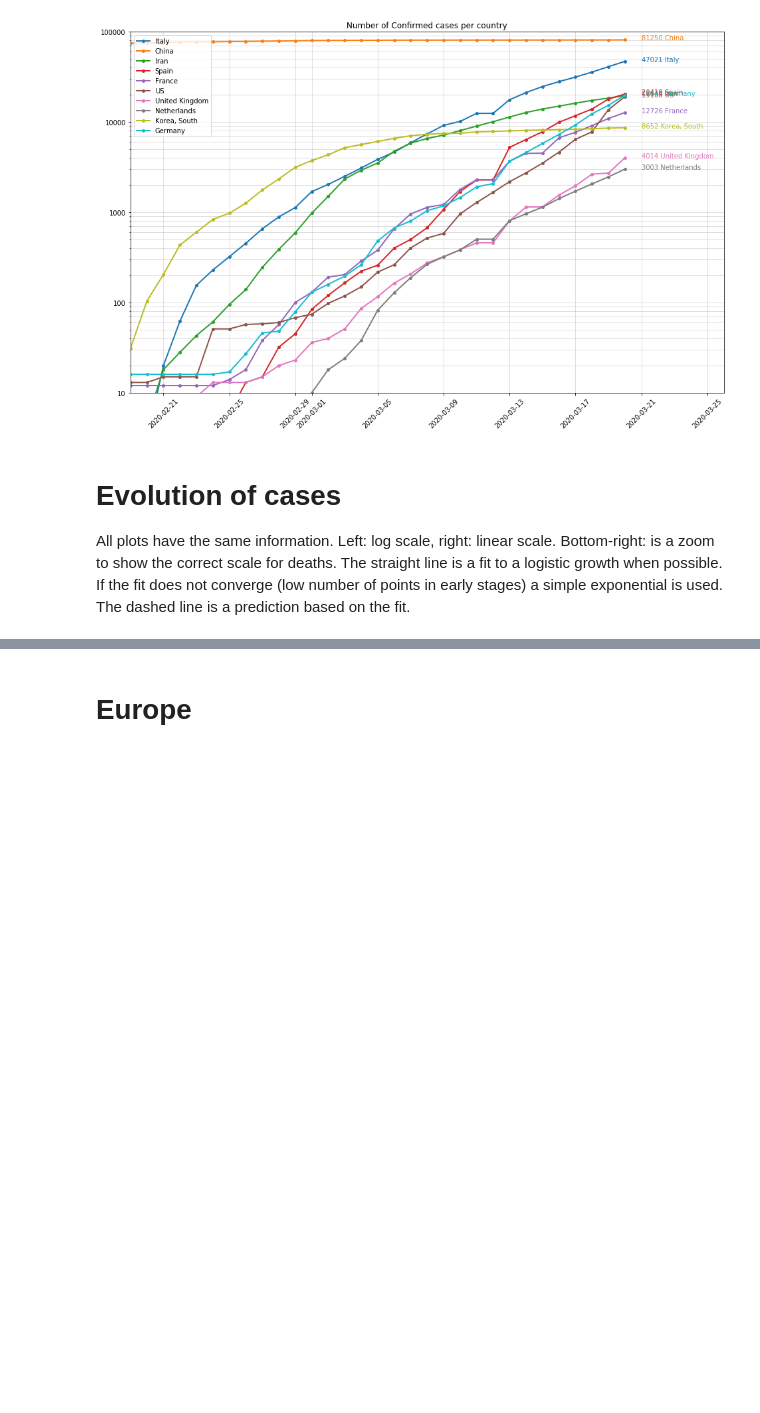
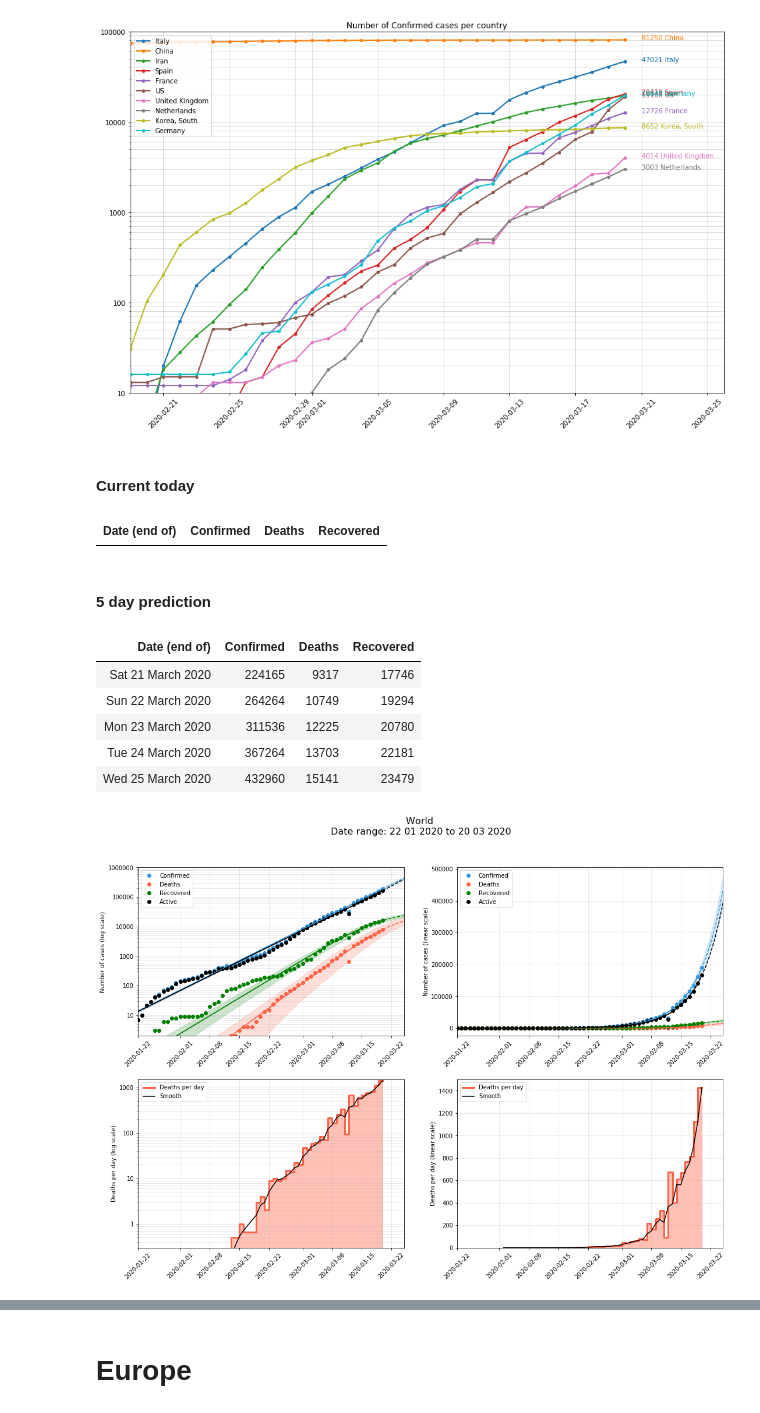
Before and after one commit to jmoldon/coronavirus_analysis, a Jupyter notebook: covid19.ipynb, the cells around one changed output, grey strips where cells are left out. Cells and saved outputs as stored; diff of their text form; code cells hidden in the pictures; blank space fills up the shorter version.

Commit message:
Add World plot and China plot

```diff
--- a/covid19.ipynb
+++ b/covid19.ipynb
@@ -244,12 +244,8 @@ fig.savefig(f'./plots/most_cases_evolution.png', bbox_inches='tight', dpi=100)
 # %% [output]
 ### Confirmed Cases
 [figure]
-# %% [markdown]
-# Evolution of cases
-
-All plots have the same information. Left: log scale, right: linear scale. Bottom-right: is a zoom to show the correct scale for deaths. The straight line is a fit to a logistic growth when possible. If the fit does not converge (low number of points in early stages) a simple exponential is used. The dashed line is a prediction based on the fit.
 # %%
-def plot_country(data_country, prediction):
+def plot_country(data_country, prediction, ylim=1e5, death_lim=650):
     gridsize = (4, 2)
     fig = plt.figure(figsize=(18, 12))
     ax1 = plt.subplot2grid(gridsize, (0, 0), colspan=1, rowspan=2)
@@ -295,13 +291,12 @@ def plot_country(data_country, prediction):
         ax.fill_between(death_diff['DateTime'], death_diff['deaths_per_day'], step="pre", color='tomato', alpha=0.4)
         ax.plot(death_diff['DateTime'], savgol_filter(dd, 3, 1), 'k-', label='Smooth')
 
-    #ax3.set_ylim(0, np.max(data_country['Deaths'])*1.5)
-    ax1.set_ylim(2,1e5)
-    #ax2.set_ylim(0,1e5)
+    ax1.set_ylim(2,ylim)
+    #ax2.set_ylim(0,ylim)
     #ax3.set_ylim(0.3, np.nanmax([10, int(np.max(1.5*data_country['Deaths_diff']))]))
     #ax4.set_ylim(0, np.nanmax([10, int(np.max(1.5*data_country['Deaths_diff']))]))
-    ax3.set_ylim(0.3, 650)
-    ax4.set_ylim(0, 650)
+    ax3.set_ylim(0.3, death_lim)
+    ax4.set_ylim(0, death_lim)
 
     ax1.set_ylabel('Number of cases (log scale)')
     ax2.set_ylabel('Number of cases (linear scale)')
@@ -475,3 +470,25 @@ def process_country(data, country='Spain', province='', start_date='2020-01-15',
     data_country, prediction = fit_data(my_country)
     fig, ax = plot_country(data_country, prediction)
     return data_country, prediction, fig, ax
+# %%
+world_data = data[data['Country/Region']!='China']
+all_countries = world_data.groupby(['DateTime']).sum().reset_index()
+all_countries['Country/Region'] = 'World'
+all_countries['Province/State'] = ''
+#display(all_countries)
+#all_countries['Province/State'] = ''
+#all_countries['Country/Region'] == 'World'
+data_country, prediction = fit_data(all_countries)
+fig, ax = plot_country(data_country, prediction, ylim=1000000, death_lim=None)
+print_table(my_country, prediction, days=5)
+# %% [output]
+#### Current today
+| Date (end of) | Confirmed | Deaths | Recovered |
+#### 5 day prediction
+| Date (end of) | Confirmed | Deaths | Recovered |
+| Sat 21 March 2020 | 224165 | 9317 | 17746 |
+| Sun 22 March 2020 | 264264 | 10749 | 19294 |
+| Mon 23 March 2020 | 311536 | 12225 | 20780 |
+| Tue 24 March 2020 | 367264 | 13703 | 22181 |
+| Wed 25 March 2020 | 432960 | 15141 | 23479 |
+[figure, added]
```
Also changed, not shown: parts of 2 cells of this notebook, 3 other files.
